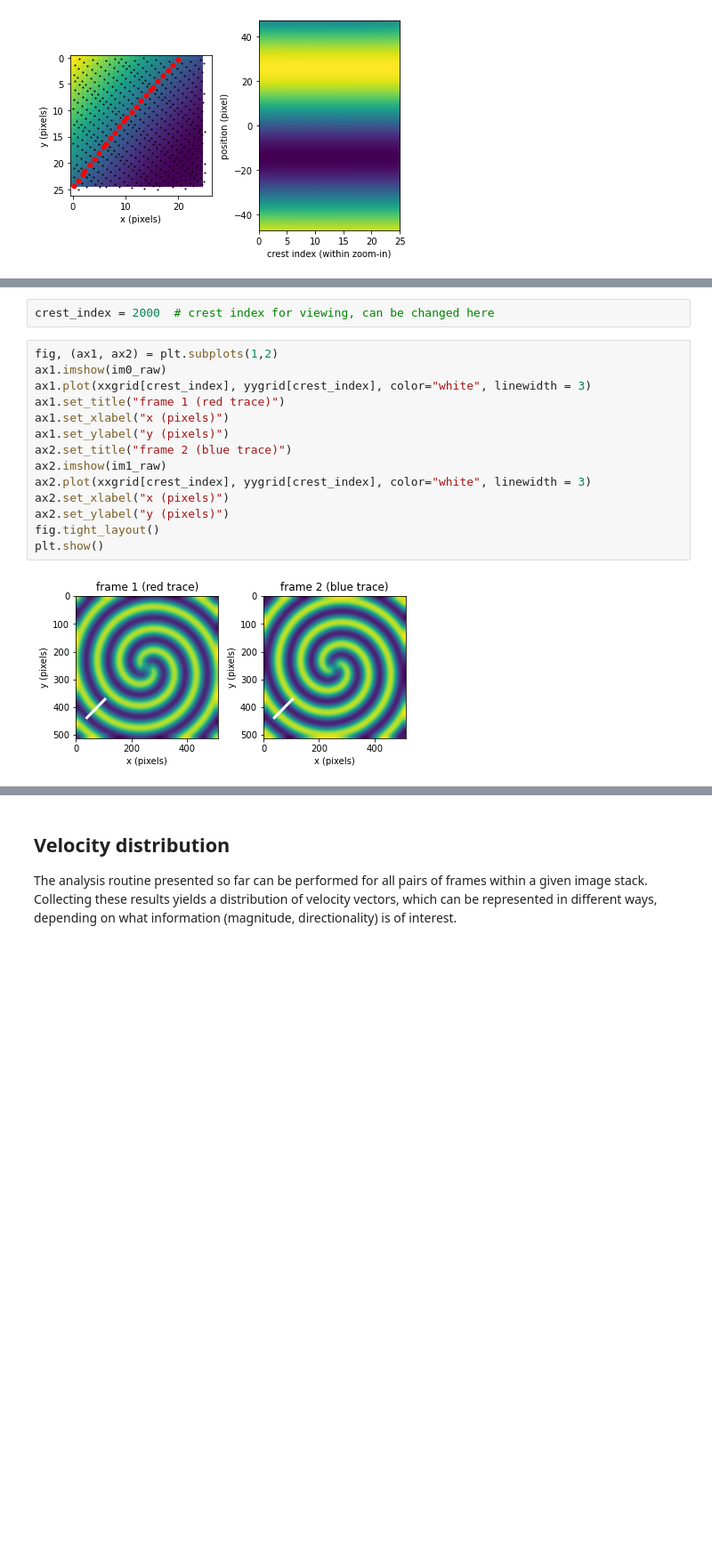
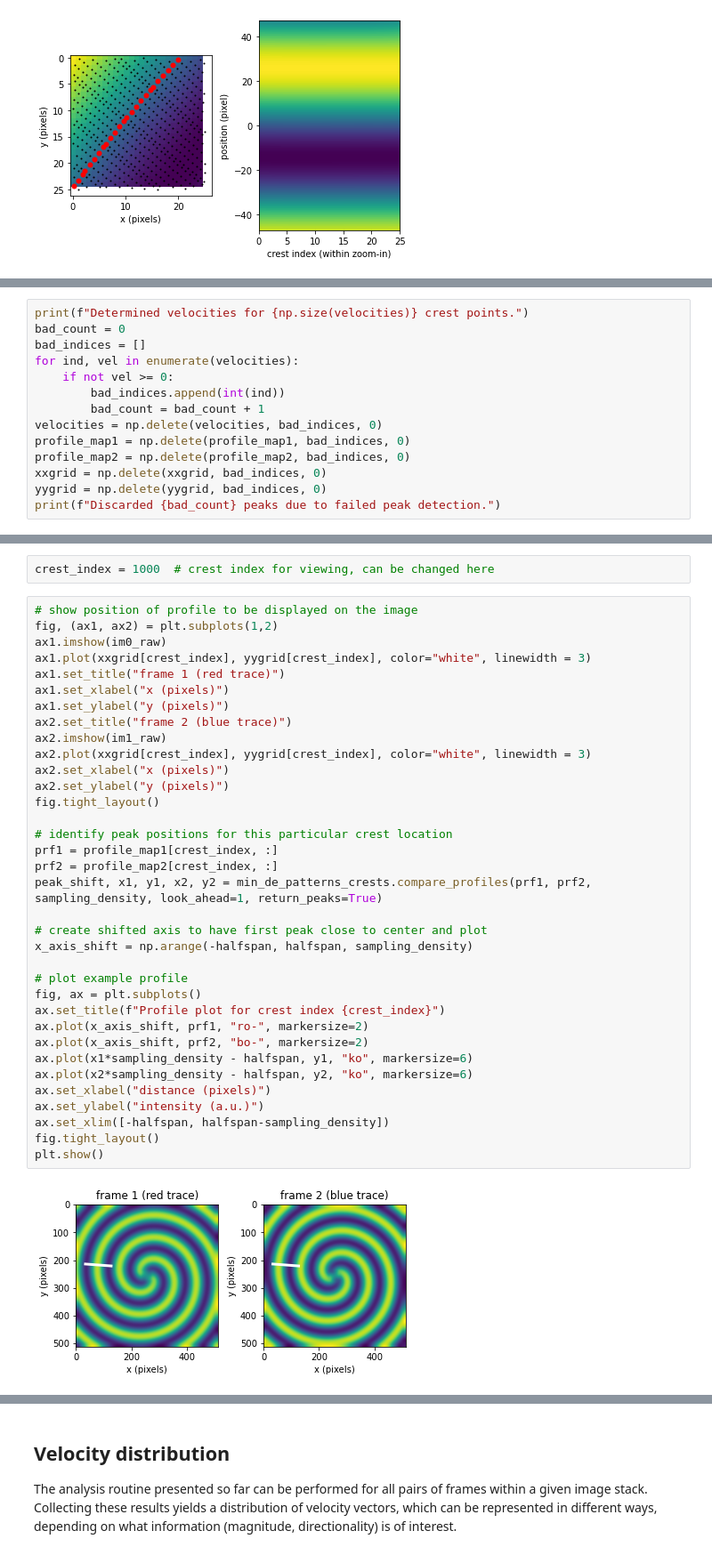
Before and after one commit to M-Sabrina/MinDE_analysis_2022, a Jupyter notebook: DEMO_MinDE_local_analysis.ipynb, the cells around one changed output, grey strips where cells are left out. Shown at 89% size. Saved outputs shown, nothing was run; the diff lists cells and outputs as text; blank space fills up the shorter version.

```diff
--- a/DEMO_MinDE_local_analysis.ipynb
+++ b/DEMO_MinDE_local_analysis.ipynb
@@ -360,0 +371,14 @@ The two maps offer two profiles per crest position, one for the current frame (f
+# %%
+print(f"Determined velocities for {np.size(velocities)} crest points.")
+bad_count = 0
+bad_indices = []
+for ind, vel in enumerate(velocities):
+    if not vel >= 0:
+        bad_indices.append(int(ind))
+        bad_count = bad_count + 1
+velocities = np.delete(velocities, bad_indices, 0)
+profile_map1 = np.delete(profile_map1, bad_indices, 0)
+profile_map2 = np.delete(profile_map2, bad_indices, 0)
+xxgrid = np.delete(xxgrid, bad_indices, 0)
+yygrid = np.delete(yygrid, bad_indices, 0)
+print(f"Discarded {bad_count} peaks due to failed peak detection.")
@@ -366,18 +396,39 @@ Identified wave crest points: 2414 (set crest index to integer number from 0 to
 # %%
-crest_index = 2000  # crest index for viewing, can be changed here
+crest_index = 1000  # crest index for viewing, can be changed here
 # %%
+# show position of profile to be displayed on the image
 fig, (ax1, ax2) = plt.subplots(1,2)
 ax1.imshow(im0_raw)
 ax1.plot(xxgrid[crest_index], yygrid[crest_index], color="white", linewidth = 3)
 ax1.set_title("frame 1 (red trace)")
 ax1.set_xlabel("x (pixels)")
 ax1.set_ylabel("y (pixels)")
 ax2.set_title("frame 2 (blue trace)")
 ax2.imshow(im1_raw)
 ax2.plot(xxgrid[crest_index], yygrid[crest_index], color="white", linewidth = 3)
 ax2.set_xlabel("x (pixels)")
 ax2.set_ylabel("y (pixels)")
 fig.tight_layout()
+
+# identify peak positions for this particular crest location
+prf1 = profile_map1[crest_index, :]
+prf2 = profile_map2[crest_index, :]
+peak_shift, x1, y1, x2, y2 = min_de_patterns_crests.compare_profiles(prf1, prf2, sampling_density, look_ahead=1, return_peaks=True)
+
+# create shifted axis to have first peak close to center and plot
+x_axis_shift = np.arange(-halfspan, halfspan, sampling_density)
+
+# plot example profile
+fig, ax = plt.subplots()
+ax.set_title(f"Profile plot for crest index {crest_index}")
+ax.plot(x_axis_shift, prf1, "ro-", markersize=2)
+ax.plot(x_axis_shift, prf2, "bo-", markersize=2)
+ax.plot(x1*sampling_density - halfspan, y1, "ko", markersize=6)
+ax.plot(x2*sampling_density - halfspan, y2, "ko", markersize=6)
+ax.set_xlabel("distance (pixels)")
+ax.set_ylabel("intensity (a.u.)")
+ax.set_xlim([-halfspan, halfspan-sampling_density])
+fig.tight_layout()
 plt.show()
 # %% [output]
-[figure, old version]
+[figure, new version]
```
Also changed, not shown: parts of 14 cells of this notebook, 7 other files.
